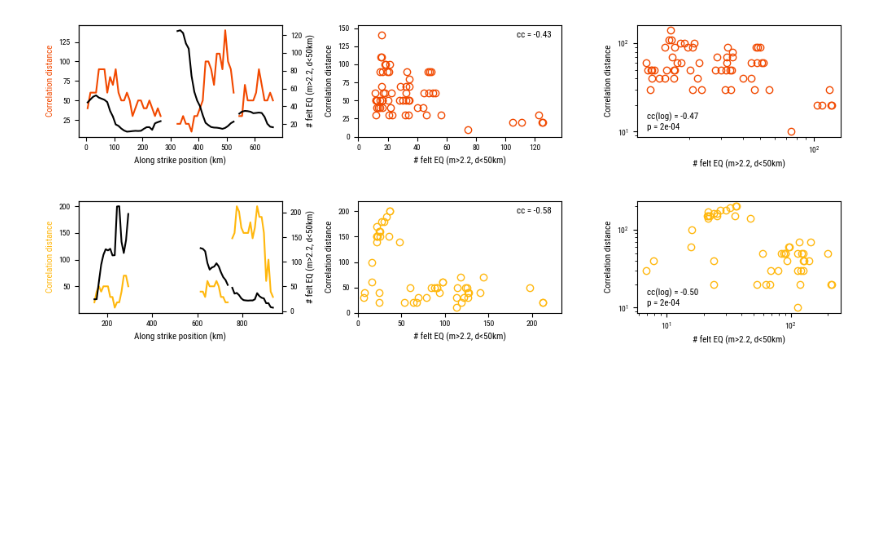
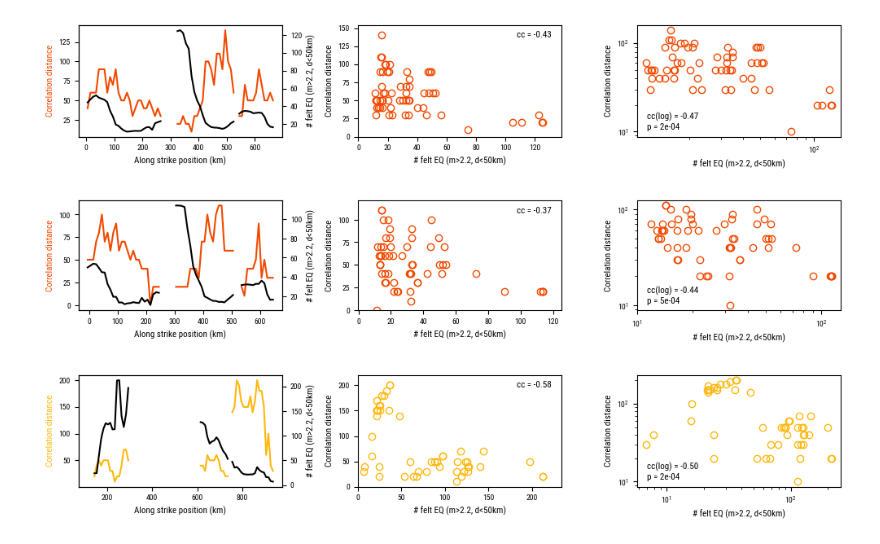
Before and after one commit to gfarge/trm_v_eq, a Jupyter notebook: synch_stack.ipynb, the cells around one changed output. Drawn from its saved outputs; the diff is of its cells as text; code cells hidden in the pictures; blank space fills up the shorter version.

Commit message:
Add Nankai LFE comparison

```diff
--- a/synch_stack.ipynb
+++ b/synch_stack.ipynb
@@ -98,6 +98,14 @@ nank_corr_lengths = nank['corr_lengths']
 nank_n_eqs = nank['n_felt_eqs']
 nank_n_trms = nank['n_tremors']
 nank_n_trm_min = nank['parameters']['min_n_tremor_dx10km']
+# %%
+# Nankai (LFEs) results
+nank_lfe = pickle.load(open('results/nankai/nank_lfe_synch.pkl', 'rb'))
+
+nank_lfe_corr_lengths = nank_lfe['corr_lengths']
+nank_lfe_n_eqs = nank_lfe['n_felt_eqs']
+nank_lfe_n_trms = nank_lfe['n_tremors']
+nank_lfe_n_trm_min = nank_lfe['parameters']['min_n_tremor_dx10km']
 # %%
 # Japan trench results
 jpt = pickle.load(open('results/jptrench/jpt_synch.pkl', 'rb'))
@@ -158,8 +166,7 @@ dist = 50  # in km, distance from tremor within which earthquakes are counted
 
 # Colors
 c_casc = 'C0'
-c_nank = 'C1'
-c_nank2 = 'C1'
+c_nank = c_nank2 = c_nank_lfe = 'C1'
 c_jpt = 'C2'
 c_ak = 'C3'
 c_nz = 'C4'
@@ -345,6 +352,66 @@ with plt.style.context('grl'):
     plt.show()
 # %% [output]
 [figure]
+# %%
+# Nankai (LFEs)
+# --> Extract
+nank_lfe_cc_d = nank_lfe_corr_lengths[f'dx{dx_bin:d}km'][f'v{v_min:.1f}kmd'][f'cc{cc_thr:.2f}'].copy()
+nank_lfe_n_eq = nank_lfe_n_eqs[f'dx{dx_bin:d}km'][f'm{min_mag:.1f}'][f'{dist:d}km'].copy()
+nank_lfe_n_trm = nank_lfe_n_trms[f'dx{dx_bin:d}km']
+
+xmin = nank_lfe['parameters']['xmin_bin']
+xmax = nank_lfe['parameters']['xmax_bin']
+xbin_edges = np.arange(xmin, xmax+dx_bin, dx_bin)
+nank_lfe_xbin_centers = (xbin_edges[1:] + xbin_edges[:-1])/2
+
+# --> Ignore bins with not enough tremor each year
+n_trm_min = nank_lfe['parameters']['min_n_tremor_dx10km']
+nank_lfe_cc_d[nank_lfe_n_trm < n_trm_min] = np.nan
+nank_lfe_n_eq[nank_lfe_n_trm < n_trm_min] = np.nan
+
+# --> Plot
+with plt.style.context('grl'):
+    fig, axes = plt.subplots(1, 3, figsize=(10, 2))
+
+    # Along-strike
+    ax = axes[0]
+    ax.set_xlabel('Along strike position (km)')
+    ax.set_ylabel('Correlation distance', c=c_nank_lfe)
+
+    ax.plot(nank_lfe_xbin_centers, nank_lfe_cc_d, c=c_nank_lfe)
+
+    ax_ = ax.twinx()
+    ax_.set_ylabel(f'# felt EQ (m>{min_mag:.1f}, d<{dist:d}km)')
+    ax_.plot(nank_lfe_xbin_centers, nank_lfe_n_eq, c='k')
+
+    # Against each other
+    ax = axes[1]
+    ax.set_xlabel(f'# felt EQ (m>{min_mag:.1f}, d<{dist:d}km)')
+    ax.set_ylabel('Correlation distance')
+    ax.set_xlim(-0.5, 1.1*np.max(nank_lfe_n_eq[~np.isnan(nank_lfe_n_eq)]))
+    ax.set_ylim(0, 1.1*np.max(nank_lfe_cc_d[~np.isnan(nank_lfe_cc_d)]))
+
+    ax.plot(nank_lfe_n_eq, nank_lfe_cc_d, 'o', mec=c_nank_lfe, mfc='none')
+
+    cc_nank_lfe = np.corrcoef(nank_lfe_n_eq[np.isfinite(nank_lfe_n_eq) & np.isfinite(nank_lfe_cc_d)], nank_lfe_cc_d[np.isfinite(nank_lfe_n_eq) & np.isfinite(nank_lfe_cc_d)])[1, 0]
+    ax.text(0.95, 0.95, f'cc = {cc_nank_lfe:.2f}', transform=ax.transAxes, va='top', ha='right')
+
+    # Against each other (log-log)
+    ax = axes[2]
+    ax.set_xlabel(f'# felt EQ (m>{min_mag:.1f}, d<{dist:d}km)')
+    ax.set_ylabel('Correlation distance')
+
+    ax.loglog(nank_lfe_n_eq, nank_lfe_cc_d, 'o', mec=c_nank_lfe, mfc='none')
+
+    log10_neq_nank_lfe = np.log10(nank_lfe_n_eq[np.isfinite(nank_lfe_n_eq) & np.isfinite(nank_lfe_cc_d) & (nank_lfe_cc_d > 0)])
+    log10_cl_nank_lfe = np.log10(nank_lfe_cc_d[np.isfinite(nank_lfe_n_eq) & np.isfinite(nank_lfe_cc_d) & (nank_lfe_cc_d > 0)])
+    cc_log_nank_lfe, p_cc_log_nank_lfe = pearsonr(log10_neq_nank_lfe, log10_cl_nank_lfe)
+    ax.text(0.05, 0.05, f'cc(log) = {cc_log_nank_lfe:.2f}\np = {p_cc_log_nank_lfe:.0e}', transform=ax.transAxes, va='bottom', ha='left')
+
+    plt.tight_layout()
+    plt.show()
+# %% [output]
+[figure, added]
 # %%
 # Japan Trench
 # --> Extract
```
Also changed, not shown: 4 other files.
